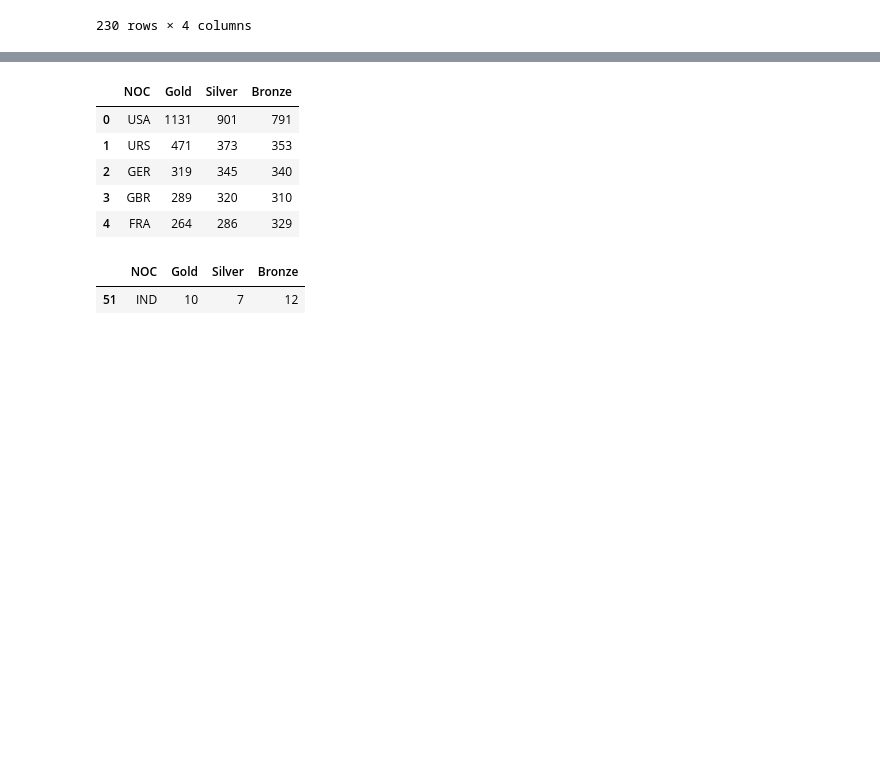
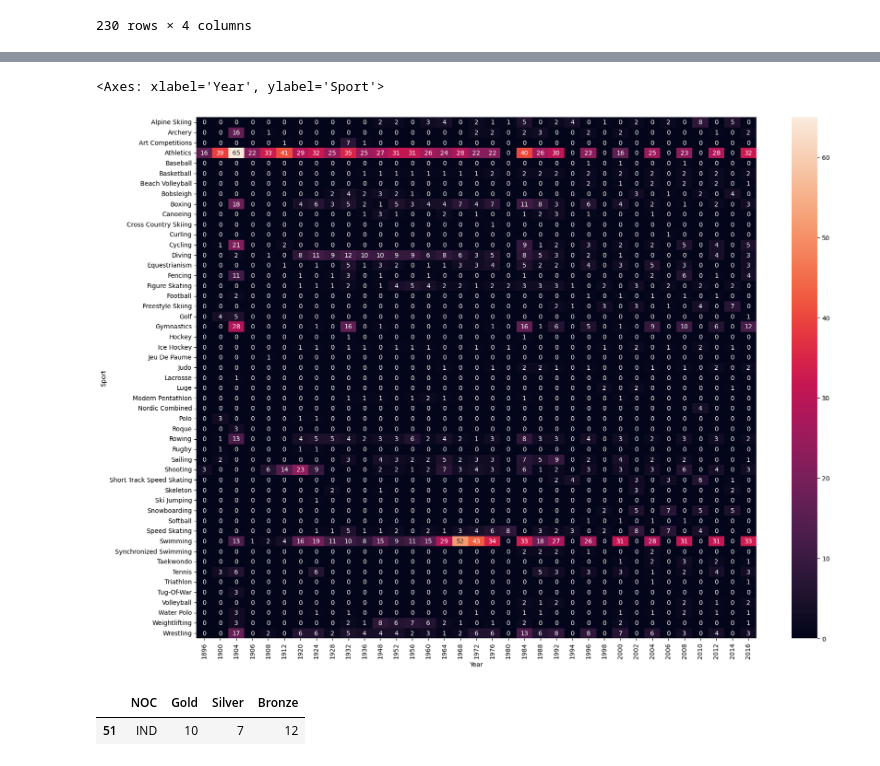
Before and after one commit to yaseenddar/A-I, a Jupyter notebook: DeepLearning/Projects/Olympic_Data_Analysis/Olympics_Analysis.ipynb, the cells around one changed output, grey strips where cells are left out. Drawn from its saved outputs; the diff is of its cells as text; code cells hidden in the pictures; blank space fills up the shorter version.

```diff
--- a/DeepLearning/Projects/Olympic_Data_Analysis/Olympics_Analysis.ipynb
+++ b/DeepLearning/Projects/Olympic_Data_Analysis/Olympics_Analysis.ipynb
@@ -194,12 +196,25 @@ medal_tally = final_df.drop_duplicates(subset=["NOC","Year","Games","Medal","Sea
-# %%
-medal_tally.head()
-# %% [output]
-|  | NOC | Gold | Silver | Bronze |
-| 0 | USA | 1131 | 901 | 791 |
-| 1 | URS | 471 | 373 | 353 |
-| 2 | GER | 319 | 345 | 340 |
-| 3 | GBR | 289 | 320 | 310 |
-| 4 | FRA | 264 | 286 | 329 |
+# %%
+result = (
+    final_df
+    .drop_duplicates(subset=["region", "Event", "Games", "Medal", "City", "Year", "NOC"])
+    .dropna(subset=["Medal"])                                    # ✅ list, not string
+    .pipe(lambda df: df[
+        (df["region"] == "USA")        # ✅ & with parentheses, scoped to chain
+    ])
+                                                       # ✅ total row count
+)
+
+result = result.pivot_table(index="Sport",columns="Year",values="Medal",aggfunc="count").fillna(0)
+# %%
+
+
+fig, ax = plt.subplots(figsize=(20, 15))     # ✅ control width x height
+
+
+sns.heatmap(result,annot=True)
+# %% [output]
+<Axes: xlabel='Year', ylabel='Sport'>
+[figure, added]
 # %%
 medal_tally[medal_tally["NOC"] == "IND"]
 # %% [output]
```
Also changed, not shown: parts of 15 cells of this notebook, 3 other files.
